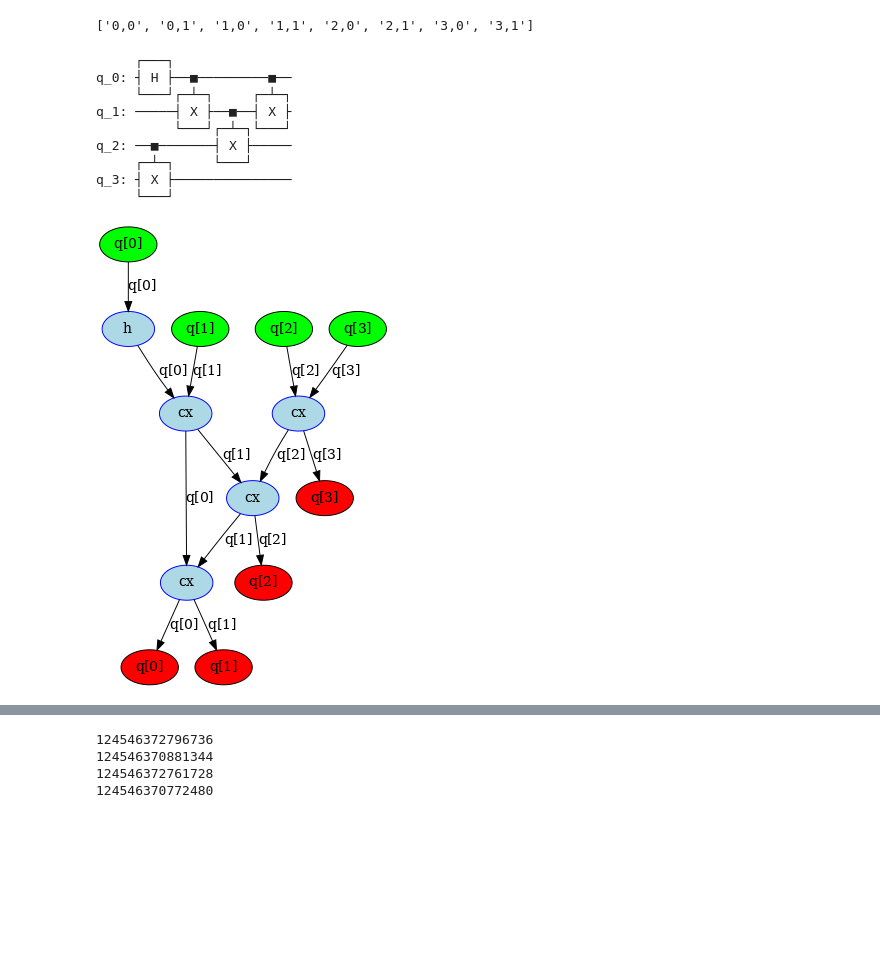
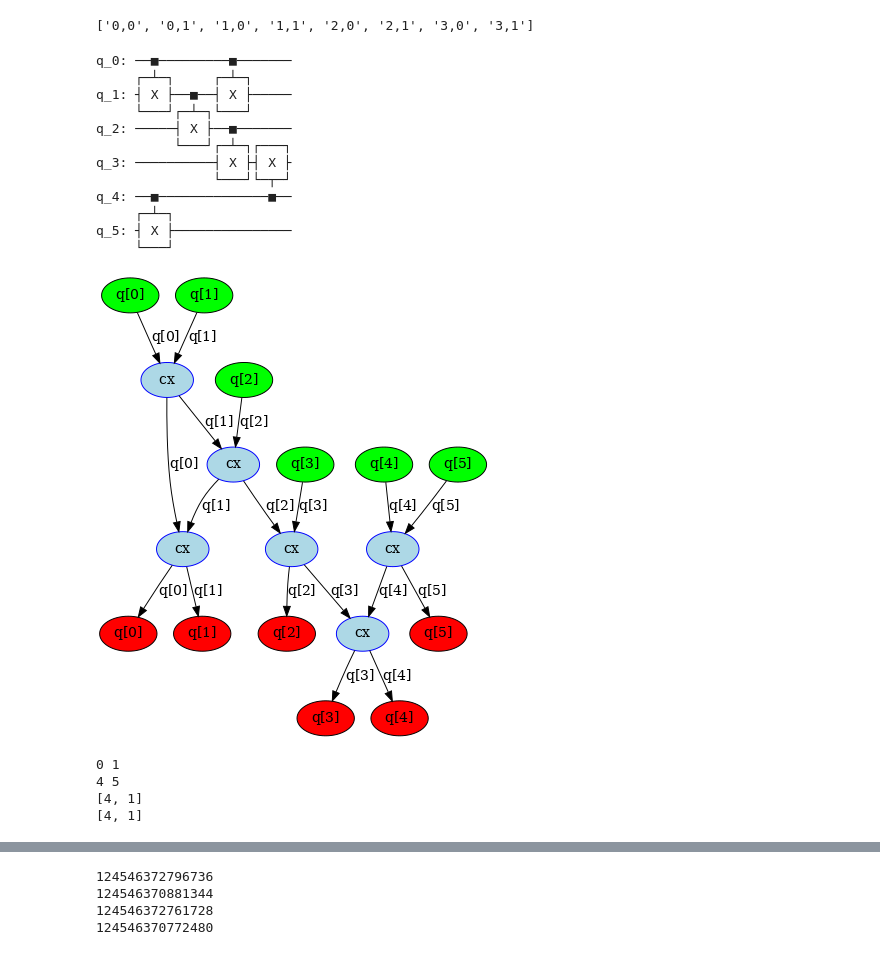
Before and after one commit to hassan-shap/QswitchNet, a Jupyter notebook: DAG.ipynb, the cells around one changed output, grey strips where cells are left out. Saved outputs shown, nothing was run; the diff lists cells and outputs as text; code cells hidden in the pictures; blank space fills up the shorter version.

Commit message:
DAG with decendants

```diff
--- a/DAG.ipynb
+++ b/DAG.ipynb
@@ -470,36 +474,68 @@ node_qubit_list
 # %%
 from qiskit import QuantumRegister, ClassicalRegister, QuantumCircuit
 from qiskit.dagcircuit import DAGCircuit
 from qiskit.converters import circuit_to_dag
 from qiskit.visualization import dag_drawer
 
-q = QuantumRegister(4, 'q')
+q = QuantumRegister(6, 'q')
 # c = ClassicalRegister(3, 'c')
 # circ = QuantumCircuit(q, c)
 circ = QuantumCircuit(q)
-circ.h(q[0])
+# circ.h(q[0])
+circ.cx(q[0], q[1])
+circ.cx(q[1], q[2])
 circ.cx(q[0], q[1])
 circ.cx(q[2], q[3])
-circ.cx(q[1], q[2])
-circ.cx(q[0], q[1])
+circ.cx(q[4], q[5])
+circ.cx(q[4], q[3])
 # circ.measure(q[0], c[0])
 # circ.rz(0.5, q[1]).c_if(c, 2)
 
 print(circ)
 
 dag = circuit_to_dag(circ)
 dag_drawer(dag)
 # %% [output]
-     ┌───┐
-q_0: ┤ H ├──■─────────■──
-     └───┘┌─┴─┐     ┌─┴─┐
-q_1: ─────┤ X ├──■──┤ X ├
-          └───┘┌─┴─┐└───┘
-q_2: ──■───────┤ X ├─────
-     ┌─┴─┐     └───┘
-q_3: ┤ X ├───────────────
+q_0: ──■─────────■───────
+     ┌─┴─┐     ┌─┴─┐
+q_1: ┤ X ├──■──┤ X ├─────
+     └───┘┌─┴─┐└───┘
+q_2: ─────┤ X ├──■───────
+          └───┘┌─┴─┐┌───┐
+q_3: ──────────┤ X ├┤ X ├
+               └───┘└─┬─┘
+q_4: ──■──────────────■──
+     ┌─┴─┐
+q_5: ┤ X ├───────────────
      └───┘
-[figure, old version]
+[figure, new version]
+# %%
+num_decendants = []
+for node in dag.front_layer():
+    print(dag_qubit_map[node.qargs[0]],dag_qubit_map[node.qargs[1]])
+    # print("pre: ", dag.ancestors(node))
+    # for n2 in (dag.predecessors(node)):
+    #     print(n2)
+    num_decendants.append(len([g for g in dag.bfs_successors(node)])-1)
+    # print(len((dag.bfs_successors(node))))
+    # for n2 in (dag.bfs_successors(node)):
+    #     print(n2)
+    # print(dag.bfs_successors(node))
+
+# num_decendants = np.array(num_decendants)
+print(num_decendants)
+# sorted_idx = np.argsort(num_decendants)
+sorted_idx = sorted(range(len(num_decendants)), key=lambda k: num_decendants[k], reverse=True)
+num_decendants = [num_decendants[k] for k in sorted_idx]
+print(num_decendants)
+
+# indep_gate_seq = sorted(num_decendants, key=lambda k: num_decendants[k])
+# print(indep_gate_seq)
+# %% [output]
+0 1
+4 5
+[4, 1]
+[4, 1]
 # %%
 # from pprint import pprint
 
```
Also changed, not shown: parts of 5 cells of this notebook.
